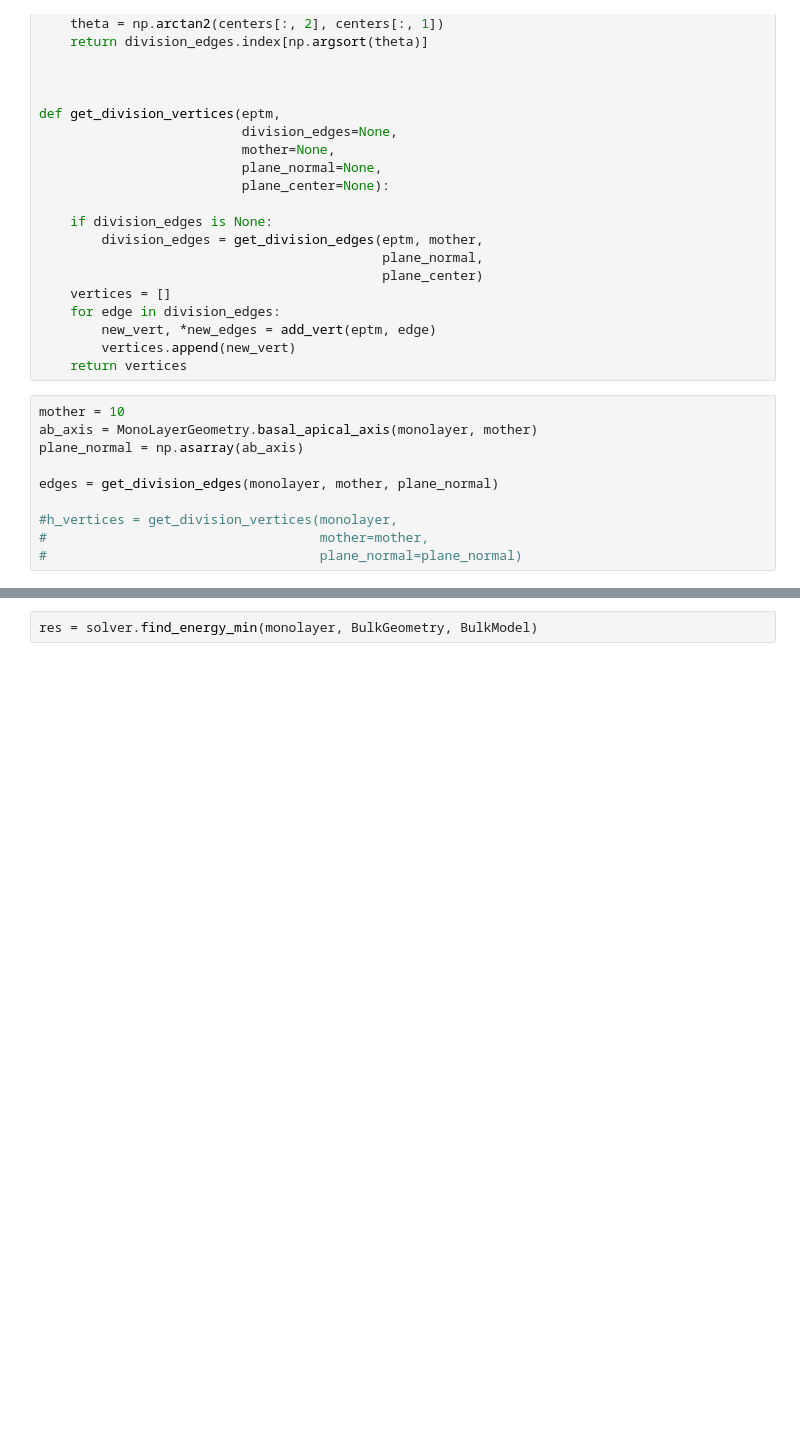
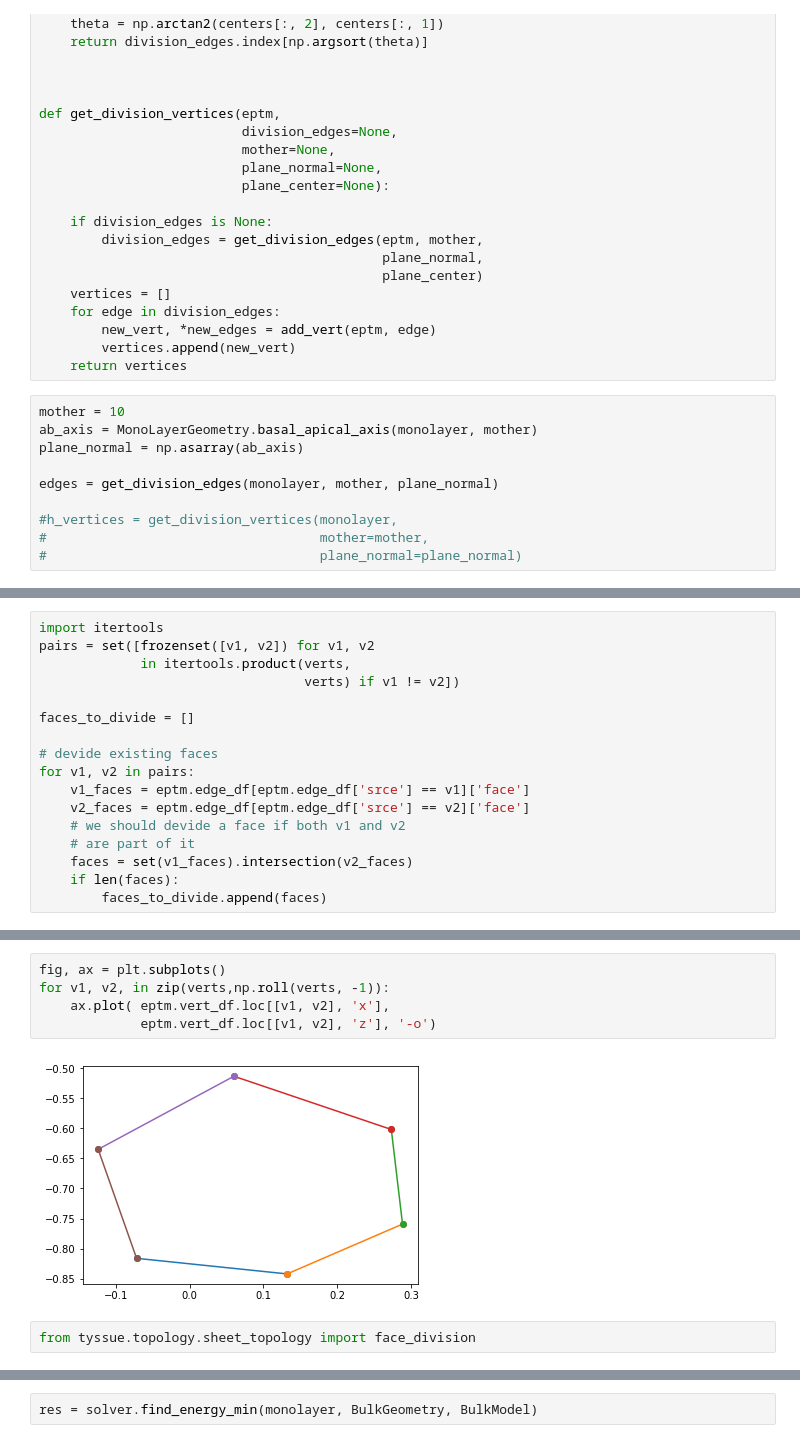
Before and after one commit to DamCB/tyssue, a Jupyter notebook: doc/notebooks/Cell_Division.ipynb, the cells around one changed output, grey strips where cells are left out. Drawn from its saved outputs; the diff is of its cells as text; blank space fills up the shorter version.

```diff
--- a/doc/notebooks/Cell_Division.ipynb
+++ b/doc/notebooks/Cell_Division.ipynb
@@ -331,0 +297,17 @@ ax_zx.plot([ab_axis.dz],
+# %%
+import itertools
+pairs = set([frozenset([v1, v2]) for v1, v2
+             in itertools.product(verts,
+                                  verts) if v1 != v2])
+
+faces_to_divide = []
+
+# devide existing faces
+for v1, v2 in pairs:
+    v1_faces = eptm.edge_df[eptm.edge_df['srce'] == v1]['face']
+    v2_faces = eptm.edge_df[eptm.edge_df['srce'] == v2]['face']
+    # we should devide a face if both v1 and v2
+    # are part of it
+    faces = set(v1_faces).intersection(v2_faces)
+    if len(faces):
+        faces_to_divide.append(faces)
@@ -332,3 +318,12 @@ ax_zx.plot([ab_axis.dz],
+# %%
+fig, ax = plt.subplots()
+for v1, v2, in zip(verts,np.roll(verts, -1)):
+    ax.plot( eptm.vert_df.loc[[v1, v2], 'x'],
+             eptm.vert_df.loc[[v1, v2], 'z'], '-o')
+# %% [output]
+[figure, added]
+# %%
+from tyssue.topology.sheet_topology import face_division
 # %%
 def cell_division(eptm, mother, geom, vertices):
 
```
Also changed, not shown: parts of 38 cells of this notebook, 2 other files.
